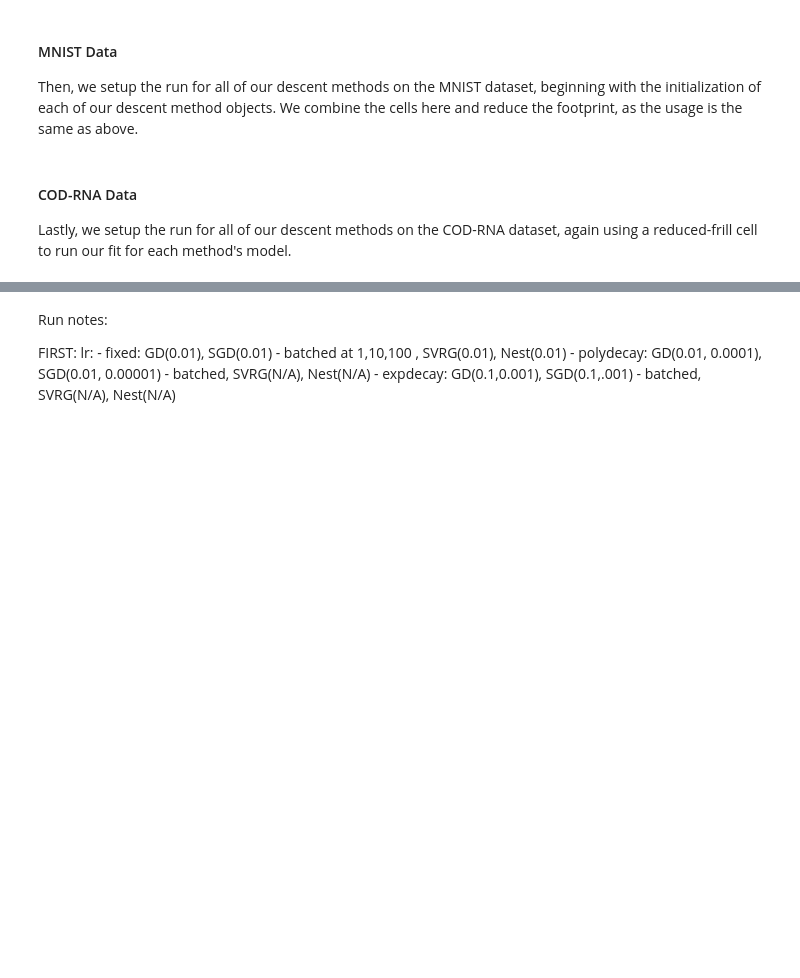
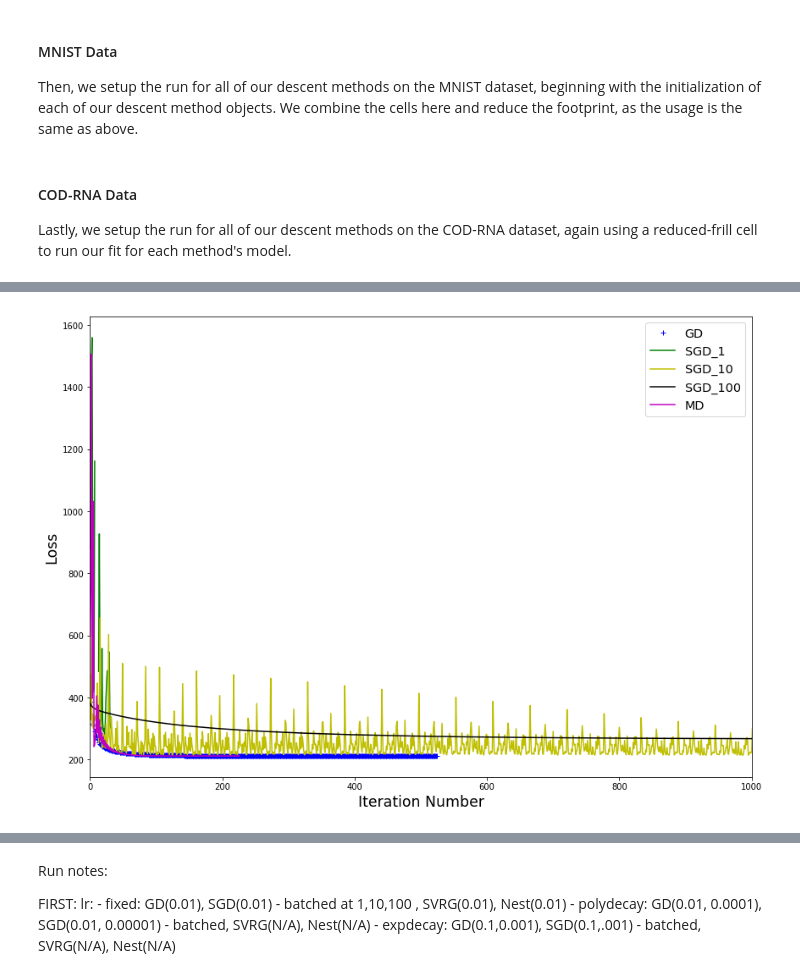
Before and after one commit to pklinkmueller/mlo_final_project, a Jupyter notebook: Logistic_Regression_Analysis.ipynb, the cells around one changed output, grey strips where cells are left out. Saved outputs shown, nothing was run; the diff lists cells and outputs as text; code cells hidden in the pictures; blank space fills up the shorter version.

Commit message:
Continue work on Logreg notebook. Add plotting utilities to util.py.

```diff
--- a/Logistic_Regression_Analysis.ipynb
+++ b/Logistic_Regression_Analysis.ipynb
@@ -235,0 +233,42 @@ plt.show()
+# %%
+# initialize our learning rate object
+lr_gd = PolyDecayRate(0.1, 0.00001)
+lr_sgd = PolyDecayRate(0.1, 0.000001)
+lr_md = PolyDecayRate(0.1, 0.000001)
+# initialize our descent methods
+gd = GradientDescent()
+sgd_1 = GradientDescent()
+sgd_10 = GradientDescent()
+sgd_100 = GradientDescent()
+md = MirrorDescent()
+#
+gd_log = LogisticRegression(gd, lr_gd, 1000, wbc_n, rel_conv)
+sgd_1_log = LogisticRegression(sgd_1, lr_sgd, 2000, 1, rel_conv)
+sgd_10_log = LogisticRegression(sgd_10, lr_sgd, 4000, 10, rel_conv)
+sgd_100_log = LogisticRegression(sgd_100, lr_sgd, 4000, 100, rel_conv)
+md_log = LogisticRegression(md, lr_md, 2000, wbc_n, rel_conv)
+print('Fitting gradient descent:')
+wbc_gd_loss = gd_log.fit(wbc_X_train, wbc_y_train)
+print('\nFitting stochastic gradient descent, batch size = 1:')
+wbc_sgd_1_loss = sgd_1_log.fit(wbc_X_train, wbc_y_train)
+print('\nFitting stochastic gradient descent, batch size = 10:')
+wbc_sgd_10_loss = sgd_10_log.fit(wbc_X_train, wbc_y_train)
+print('\nFitting stochastic gradient descent, batch size = 100:')
+wbc_sgd_100_loss = sgd_100_log.fit(wbc_X_train, wbc_y_train)
+print('\nFitting mirror descent:')
+wbc_md_loss = md_log.fit(wbc_X_train, wbc_y_train)
+
+
+acc = check_accuracy(gd_log, wbc_X_test, wbc_y_test)
+print("\n\nGD Accuracy: {0:.2f}%".format(acc * 100))
+acc = check_accuracy(sgd_1_log, wbc_X_test, wbc_y_test)
+print("SGD 1 Accuracy: {0:.2f}%".format(acc * 100))
+acc = check_accuracy(sgd_10_log, wbc_X_test, wbc_y_test)
+print("SGD 10 Accuracy: {0:.2f}%".format(acc * 100))
+acc = check_accuracy(sgd_100_log, wbc_X_test, wbc_y_test)
+print("SGD 100 Accuracy: {0:.2f}%".format(acc * 100))
+acc = check_accuracy(md_log, wbc_X_test, wbc_y_test)
+print("MD Accuracy: {0:.2f}%".format(acc * 100))
+
+plot_dynamic_losses(wbc_gd_loss, wbc_sgd_1_loss, wbc_sgd_10_loss, wbc_sgd_100_loss, wbc_md_loss)
+# %% [output]
@@ -235,0 +308 @@ plt.show()
+[figure, added]
```
Also changed, not shown: parts of 20 cells of this notebook, 1 other file.
